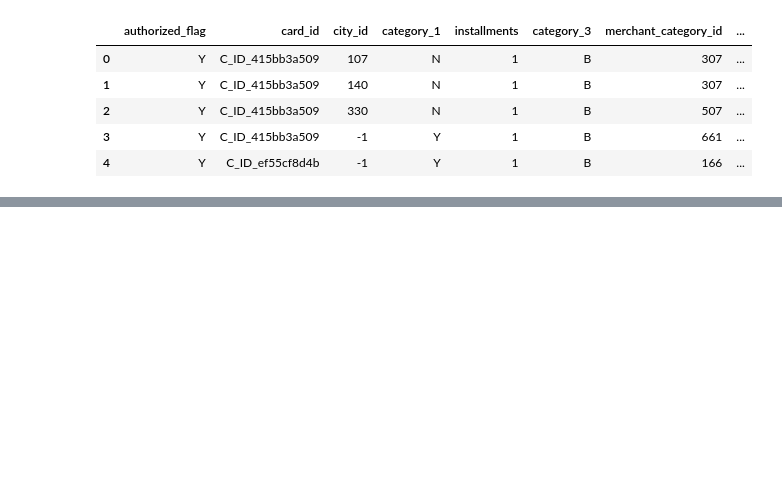
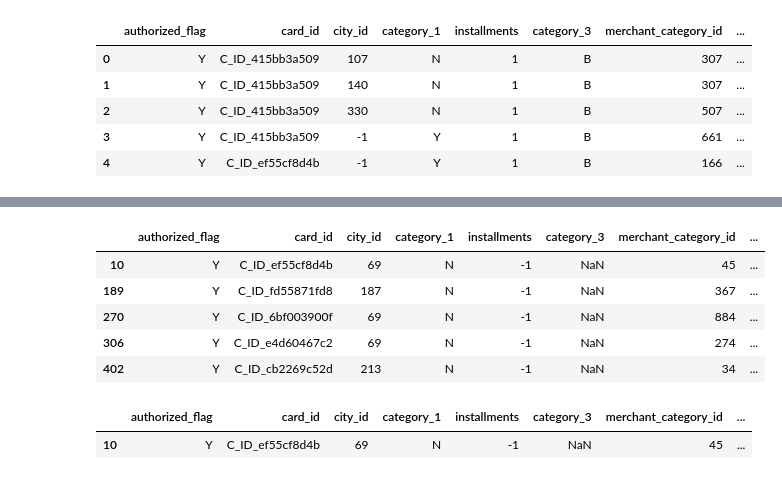
Before and after one commit to hojokenta/kaggle-elo, a Jupyter notebook: work/Data confirmation.ipynb, the cells around one changed output, grey strips where cells are left out. Drawn from its saved outputs; the diff is of its cells as text; code cells hidden in the pictures; blank space fills up the shorter version.

```diff
--- a/work/Data confirmation.ipynb
+++ b/work/Data confirmation.ipynb
@@ -59,0 +162,16 @@ raw_new_merchant_transactions.head()
+# %%
+# installments = -1を確認
+raw_new_merchant_transactions[raw_new_merchant_transactions['installments'] == -1].head()
+# %% [output]
+|  | authorized_flag | card_id | city_id | category_1 | installments | category_3 | merchant_category_id | ... |
+| 10 | Y | C_ID_ef55cf8d4b | 69 | N | -1 | NaN | 45 | ... |
+| 189 | Y | C_ID_fd55871fd8 | 187 | N | -1 | NaN | 367 | ... |
+| 270 | Y | C_ID_6bf003900f | 69 | N | -1 | NaN | 884 | ... |
+| 306 | Y | C_ID_e4d60467c2 | 69 | N | -1 | NaN | 274 | ... |
+| 402 | Y | C_ID_cb2269c52d | 213 | N | -1 | NaN | 34 | ... |
+# %%
+# 先頭行と同じcard_idとmerchant_idを抜き出してみる
+raw_new_merchant_transactions[(raw_new_merchant_transactions['card_id'] == 'C_ID_ef55cf8d4b') & (raw_new_merchant_transactions['merchant_id'] == 'M_ID_3ffd43b4cd')].head()
+# %% [output]
+|  | authorized_flag | card_id | city_id | category_1 | installments | category_3 | merchant_category_id | ... |
+| 10 | Y | C_ID_ef55cf8d4b | 69 | N | -1 | NaN | 45 | ... |
```
Also changed, not shown: parts of 25 cells of this notebook.
